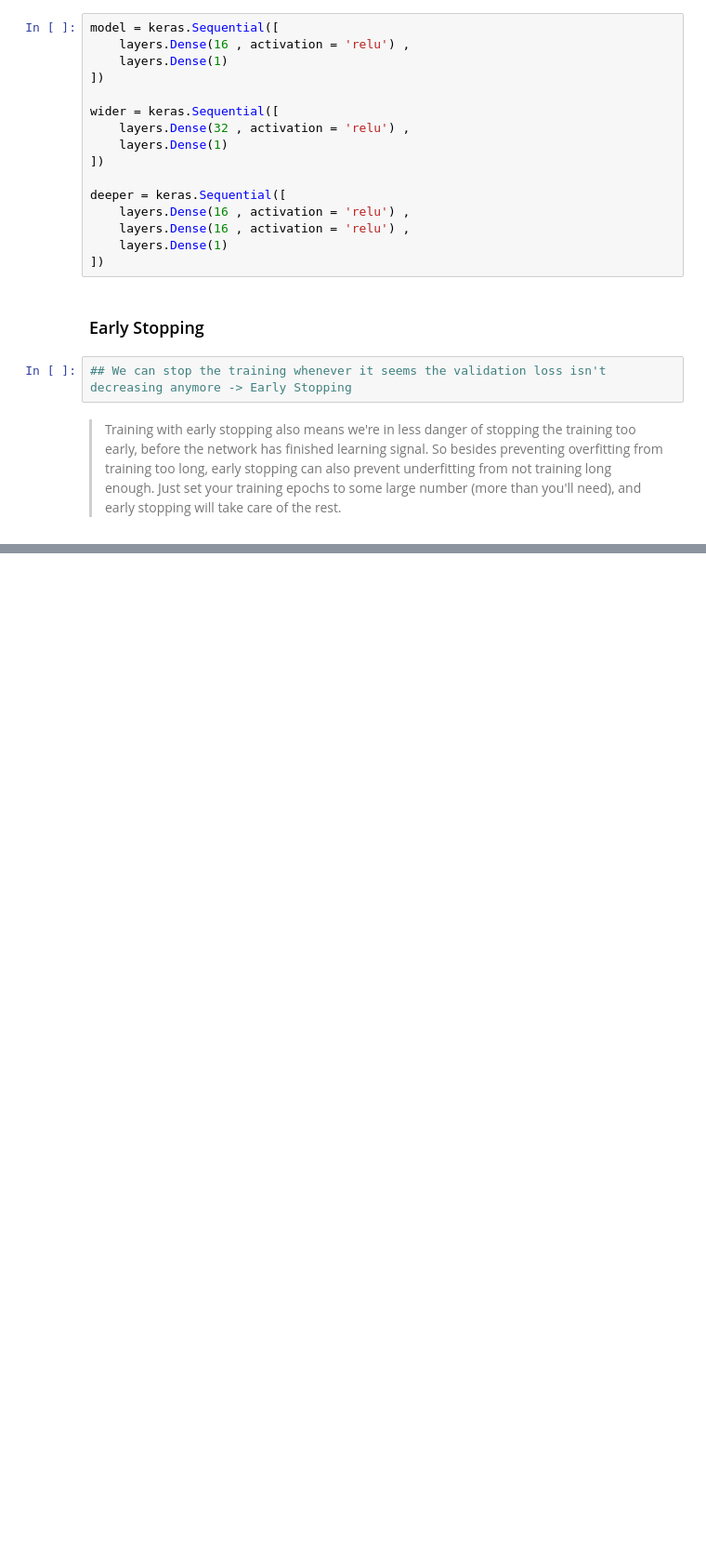
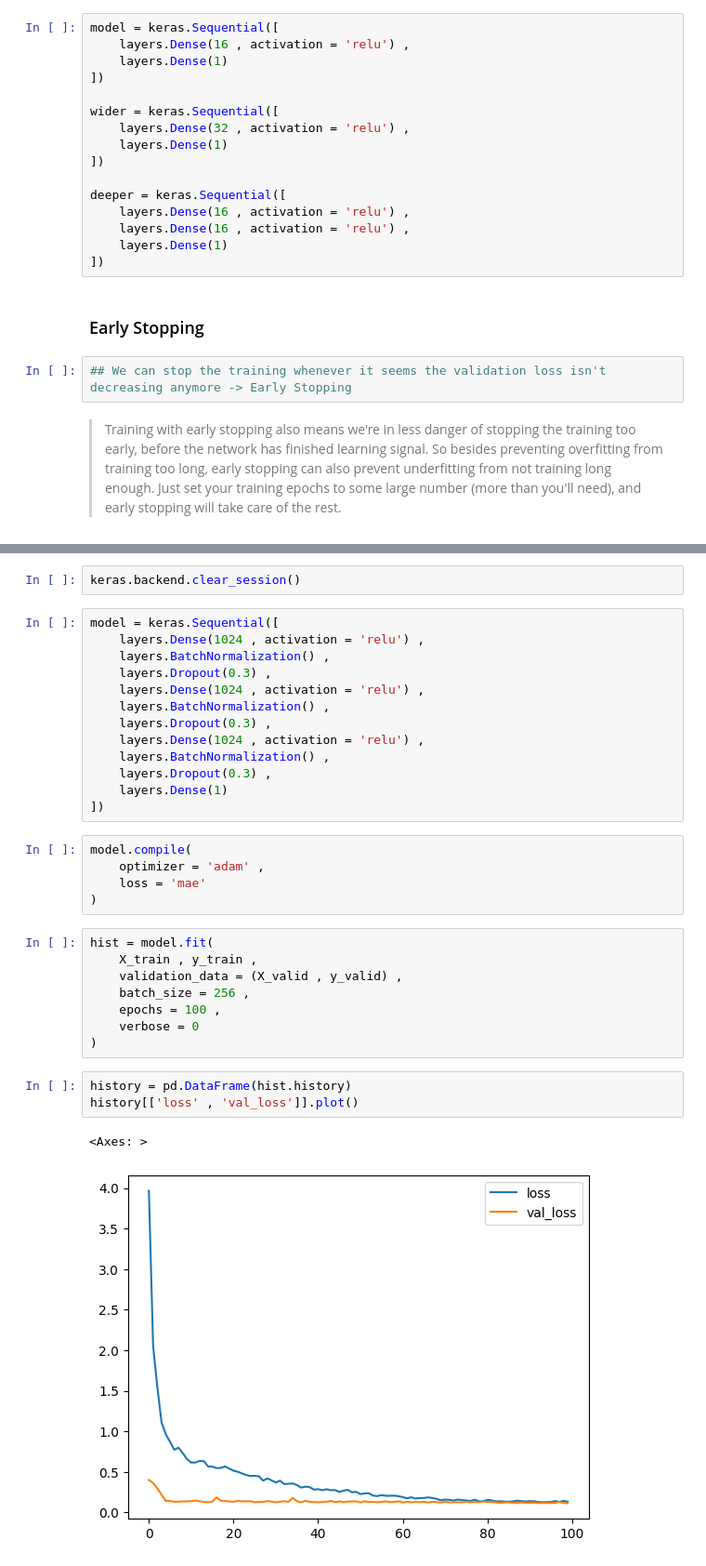
Before and after one commit to Devil-92/100_Days_of_ML, a Jupyter notebook: DeepLearningKaggleTut1.ipynb, the cells around one changed output, grey strips where cells are left out. Shown at 93% size. Cells and saved outputs as stored; diff of their text form; blank space fills up the shorter version.

```diff
--- a/DeepLearningKaggleTut1.ipynb
+++ b/DeepLearningKaggleTut1.ipynb
@@ -278,0 +393,34 @@ deeper = keras.Sequential([
+# %%
+keras.backend.clear_session()
+# %%
+model = keras.Sequential([
+    layers.Dense(1024 , activation = 'relu') ,
+    layers.BatchNormalization() ,
+    layers.Dropout(0.3) ,
+    layers.Dense(1024 , activation = 'relu') ,
+    layers.BatchNormalization() ,
+    layers.Dropout(0.3) ,
+    layers.Dense(1024 , activation = 'relu') ,
+    layers.BatchNormalization() ,
+    layers.Dropout(0.3) ,
+    layers.Dense(1)
+])
+# %%
+model.compile(
+    optimizer = 'adam' ,
+    loss = 'mae'
+)
+# %%
+hist = model.fit(
+    X_train , y_train ,
+    validation_data = (X_valid , y_valid) ,
+    batch_size = 256 ,
+    epochs = 100 ,
+    verbose = 0
+)
+# %%
+history = pd.DataFrame(hist.history)
+history[['loss' , 'val_loss']].plot()
+# %% [output]
+<Axes: >
+[figure, added]
```
Also changed, not shown: parts of 46 cells of this notebook.
